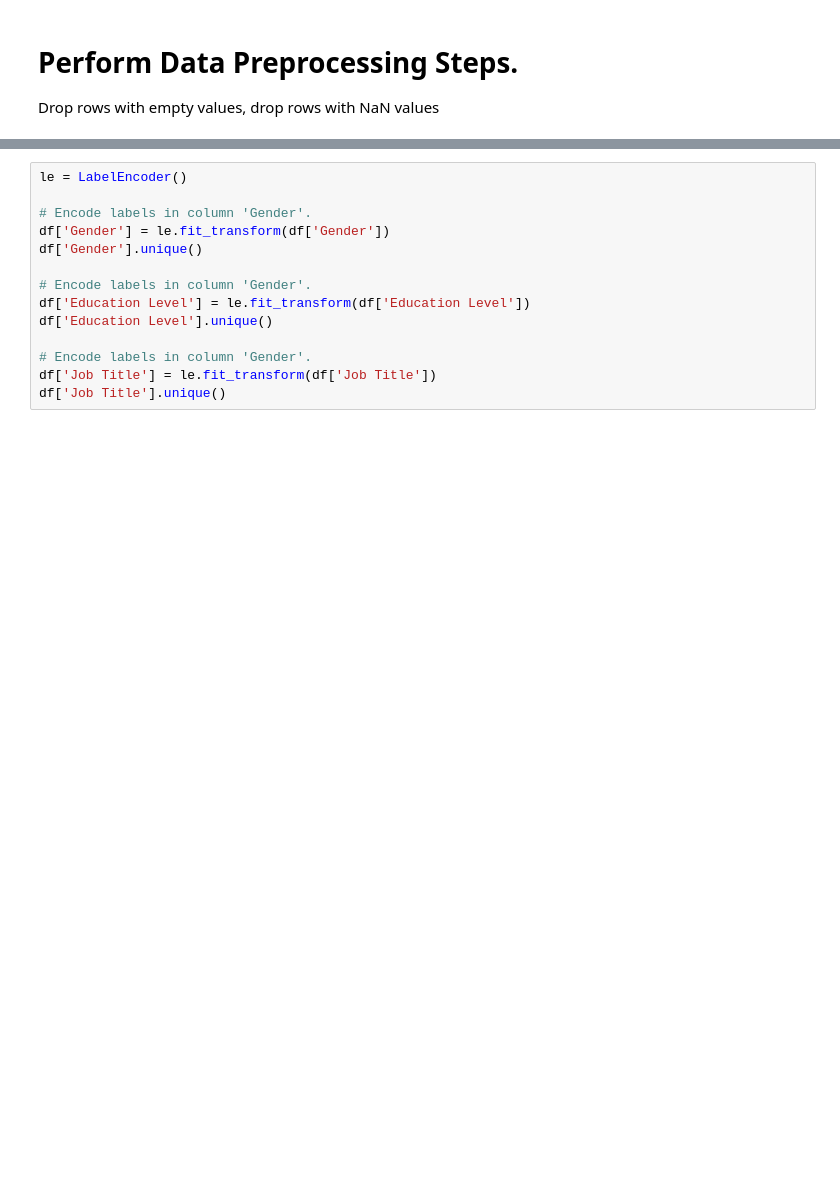
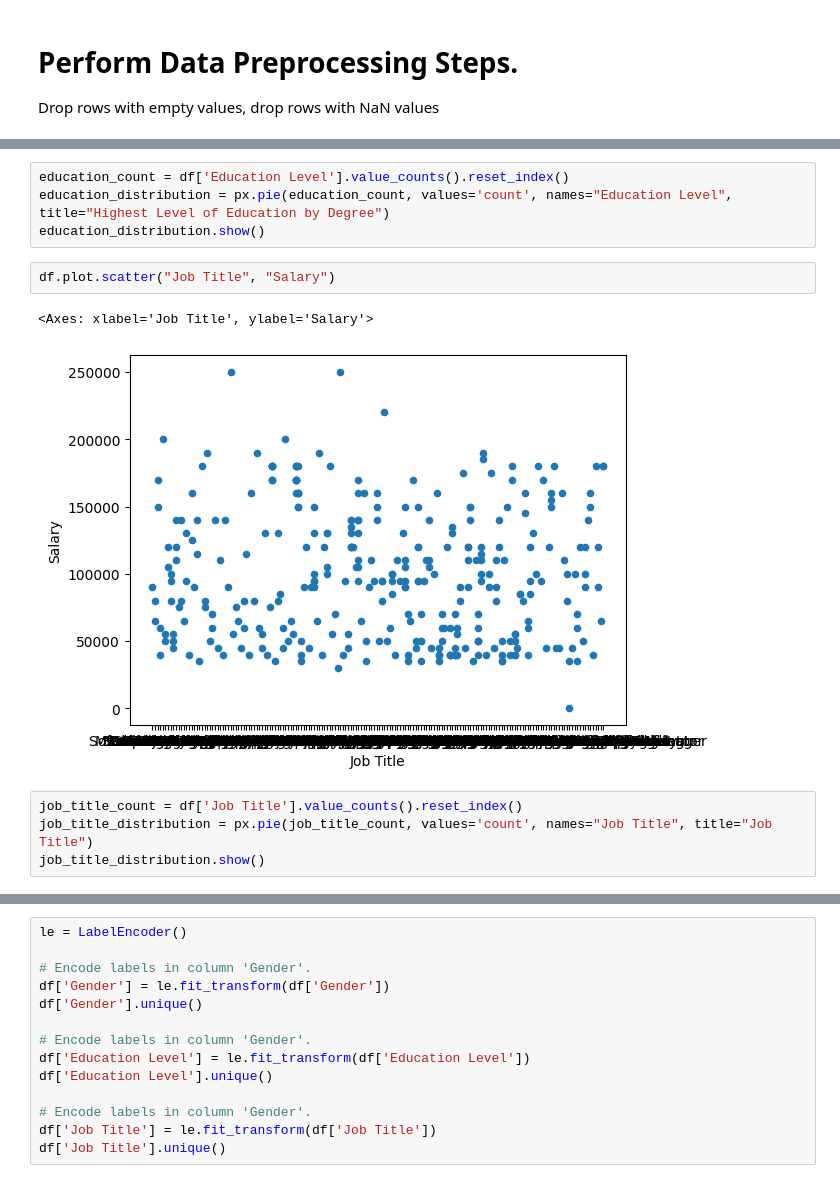
Before and after one commit to ouriquco/Salary-Predictions, a Jupyter notebook: arjun_salary_predictions.ipynb, the cells around one changed output, grey strips where cells are left out. Saved outputs shown, nothing was run; the diff lists cells and outputs as text; blank space fills up the shorter version.

```diff
--- a/arjun_salary_predictions.ipynb
+++ b/arjun_salary_predictions.ipynb
@@ -73,0 +119,13 @@ None
+# %%
+education_count = df['Education Level'].value_counts().reset_index()
+education_distribution = px.pie(education_count, values='count', names="Education Level", title="Highest Level of Education by Degree")
+education_distribution.show()
+# %%
+df.plot.scatter("Job Title", "Salary")
+# %% [output]
+<Axes: xlabel='Job Title', ylabel='Salary'>
+[figure, added]
+# %%
+job_title_count = df['Job Title'].value_counts().reset_index()
+job_title_distribution = px.pie(job_title_count, values='count', names="Job Title", title="Job Title")
+job_title_distribution.show()
```
Also changed, not shown: parts of 50 cells of this notebook.
